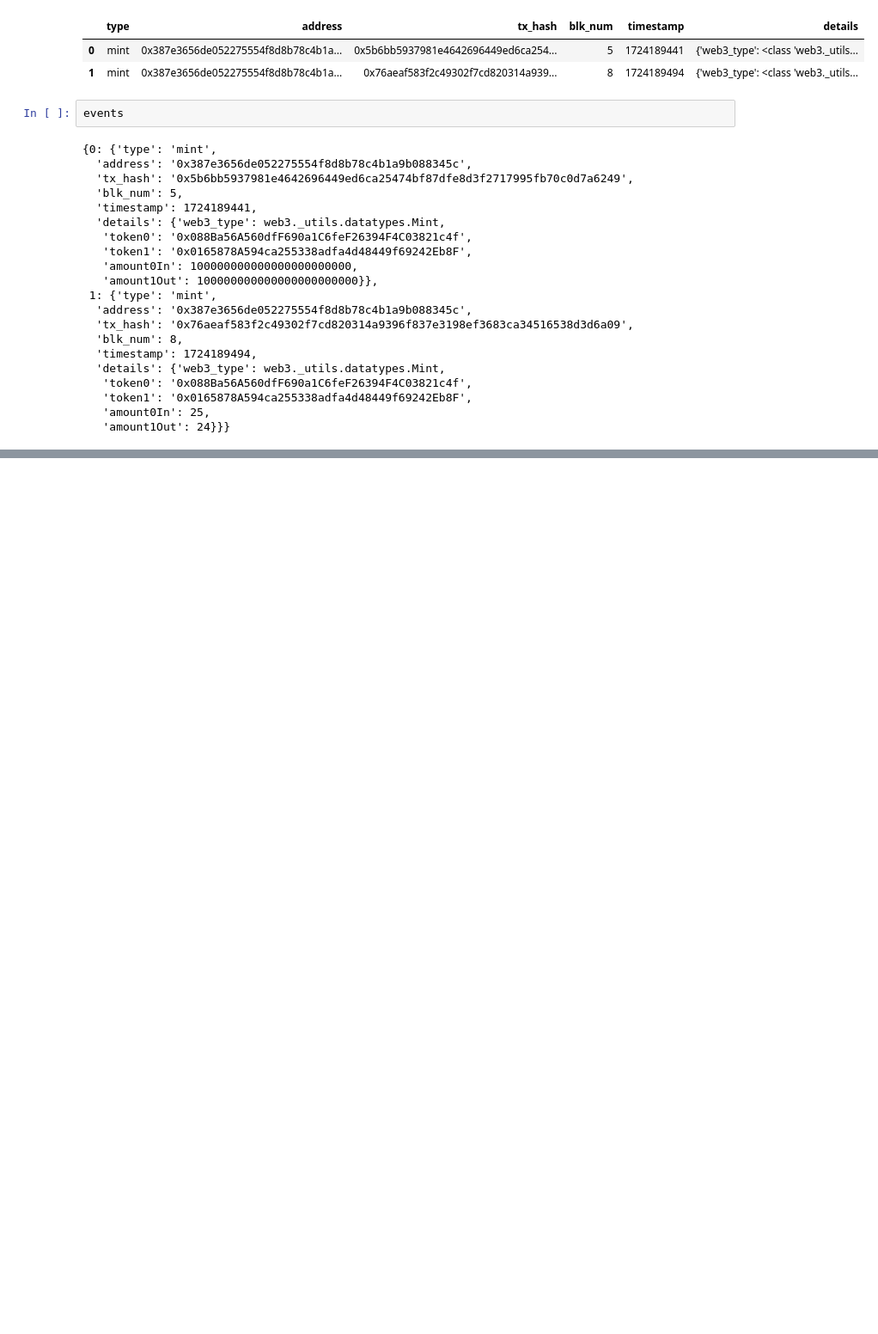
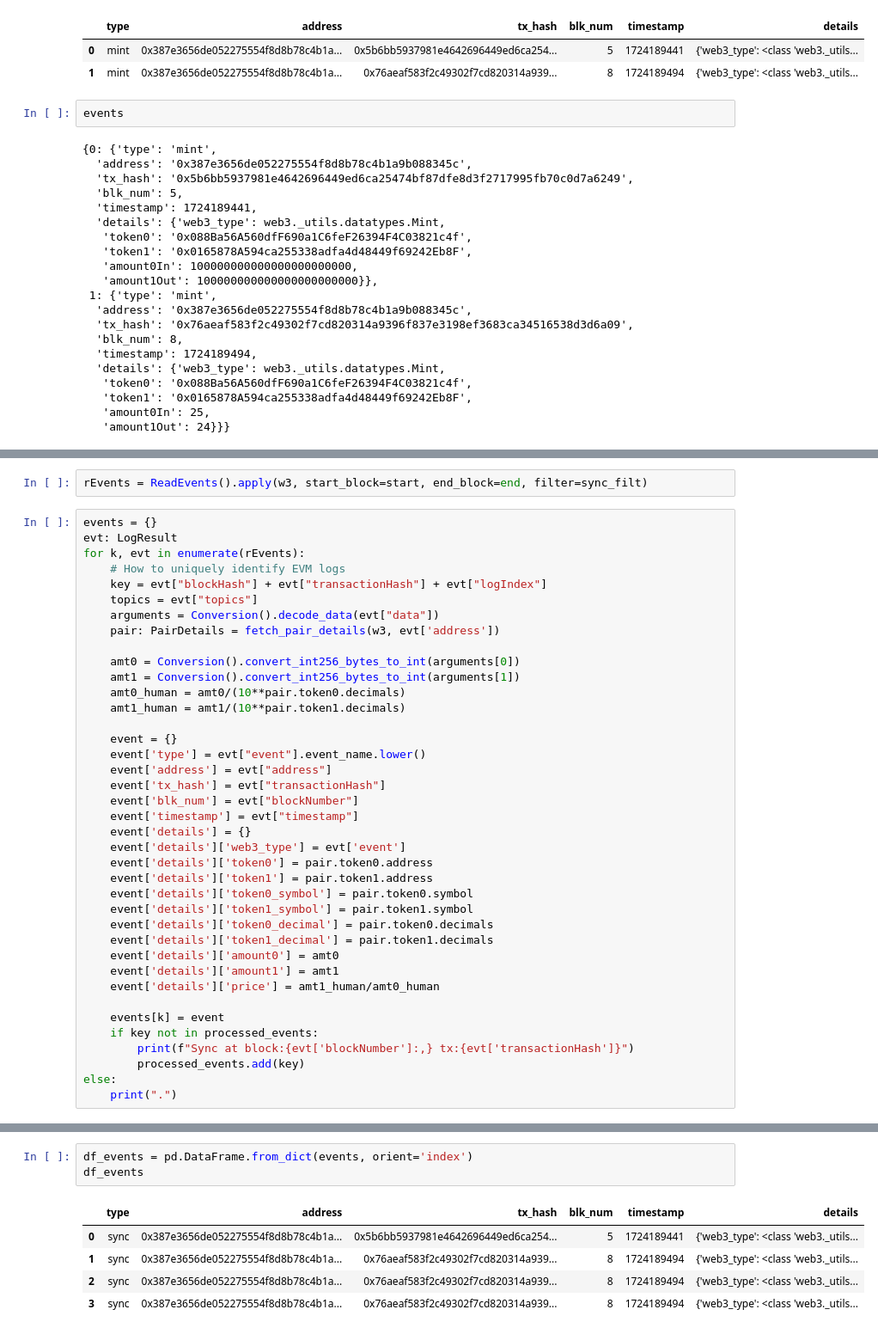
Before and after one commit to SYS-Labs/pachira-python, a Jupyter notebook: notebook/localnode/testnet_basepool.ipynb, the cells around one changed output, grey strips where cells are left out. Shown at 86% size. Cells and saved outputs as stored; diff of their text form; blank space fills up the shorter version.

```diff
--- a/notebook/localnode/testnet_basepool.ipynb
+++ b/notebook/localnode/testnet_basepool.ipynb
@@ -295,0 +375,41 @@ events
+# %%
+rEvents = ReadEvents().apply(w3, start_block=start, end_block=end, filter=sync_filt)
+# %%
+events = {}
+evt: LogResult
+for k, evt in enumerate(rEvents):
+    # How to uniquely identify EVM logs
+    key = evt["blockHash"] + evt["transactionHash"] + evt["logIndex"]
+    topics = evt["topics"]
+    arguments = Conversion().decode_data(evt["data"])
+    pair: PairDetails = fetch_pair_details(w3, evt['address'])
+
+    amt0 = Conversion().convert_int256_bytes_to_int(arguments[0])
+    amt1 = Conversion().convert_int256_bytes_to_int(arguments[1])
+    amt0_human = amt0/(10**pair.token0.decimals)
+    amt1_human = amt1/(10**pair.token1.decimals)
+
+    event = {}
+    event['type'] = evt["event"].event_name.lower()
+    event['address'] = evt["address"]
+    event['tx_hash'] = evt["transactionHash"]
+    event['blk_num'] = evt["blockNumber"]
+    event['timestamp'] = evt["timestamp"]
+    event['details'] = {}
+    event['details']['web3_type'] = evt['event']
+    event['details']['token0'] = pair.token0.address
+    event['details']['token1'] = pair.token1.address
+    event['details']['token0_symbol'] = pair.token0.symbol
+    event['details']['token1_symbol'] = pair.token1.symbol
+    event['details']['token0_decimal'] = pair.token0.decimals
+    event['details']['token1_decimal'] = pair.token1.decimals
+    event['details']['amount0'] = amt0
+    event['details']['amount1'] = amt1
+    event['details']['price'] = amt1_human/amt0_human
+
+    events[k] = event
+    if key not in processed_events:
+        print(f"Sync at block:{evt['blockNumber']:,} tx:{evt['transactionHash']}")
+        processed_events.add(key)
+else:
+    print(".")
@@ -295,0 +422,9 @@ events
+# %%
+df_events = pd.DataFrame.from_dict(events, orient='index')
+df_events
+# %% [output]
+|  | type | address | tx_hash | blk_num | timestamp | details |
+| 0 | sync | 0x387e3656de052275554f8d8b78c4b1a... | 0x5b6bb5937981e4642696449ed6ca254... | 5 | 1724189441 | {'web3_type': <class 'web3._utils... |
+| 1 | sync | 0x387e3656de052275554f8d8b78c4b1a... | 0x76aeaf583f2c49302f7cd820314a939... | 8 | 1724189494 | {'web3_type': <class 'web3._utils... |
+| 2 | sync | 0x387e3656de052275554f8d8b78c4b1a... | 0x76aeaf583f2c49302f7cd820314a939... | 8 | 1724189494 | {'web3_type': <class 'web3._utils... |
+| 3 | sync | 0x387e3656de052275554f8d8b78c4b1a... | 0x76aeaf583f2c49302f7cd820314a939... | 8 | 1724189494 | {'web3_type': <class 'web3._utils... |
```
Also changed, not shown: parts of 16 cells of this notebook.
